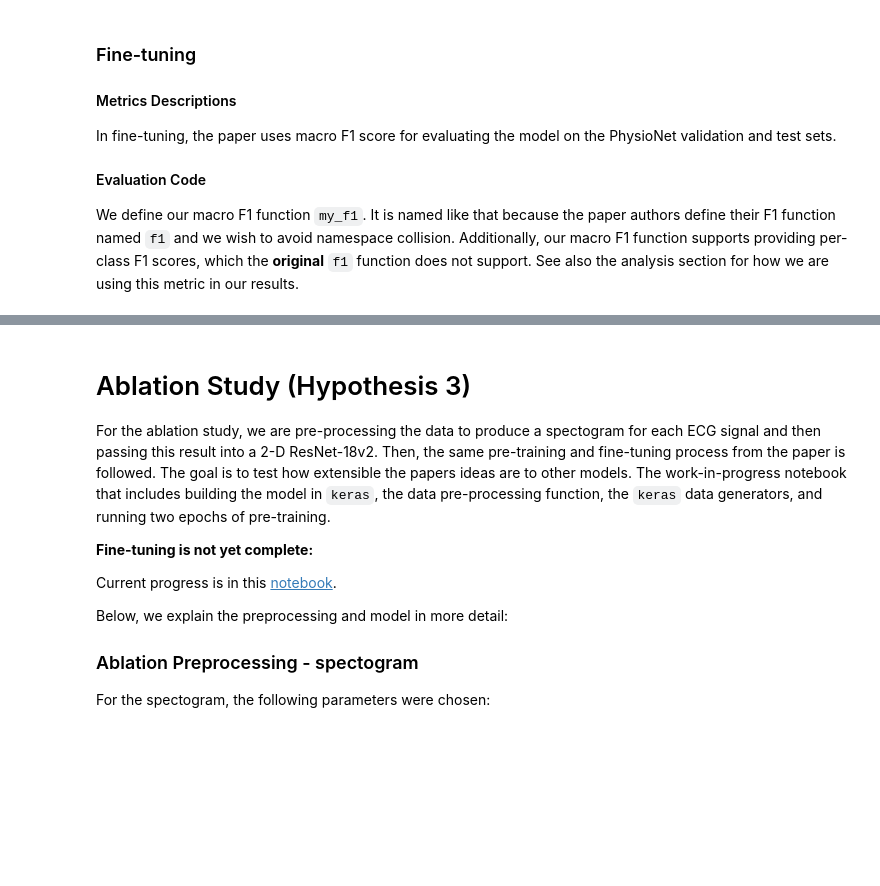
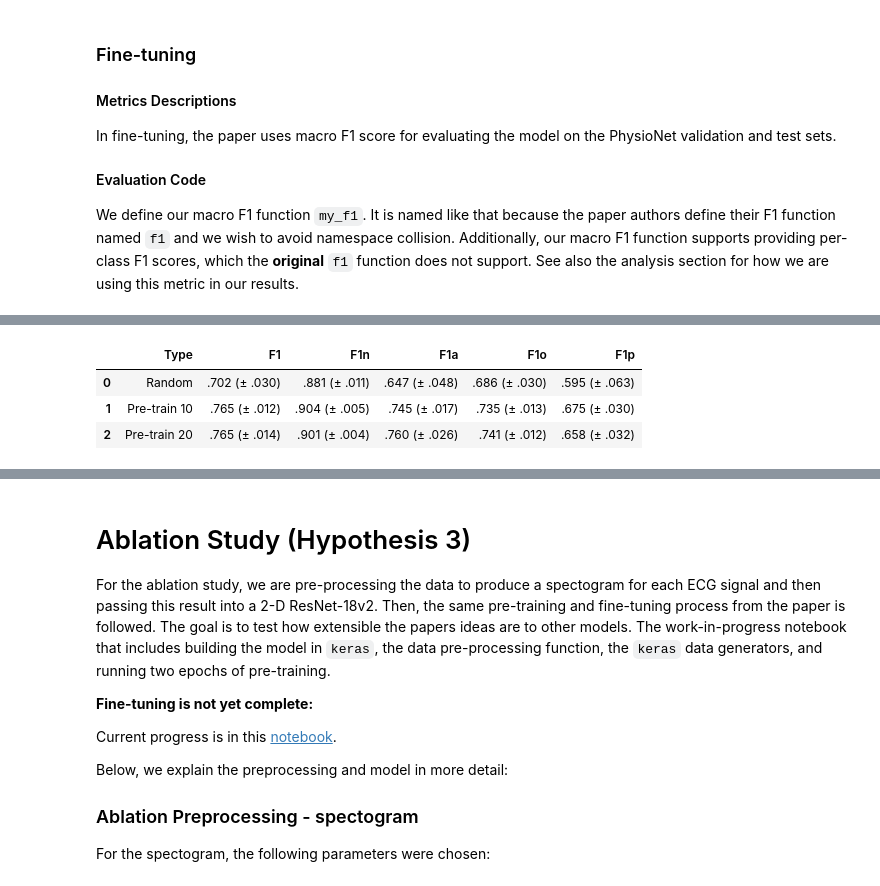
Before and after one commit to myles-i/DLH_TransferLearning, a Jupyter notebook: report/DL4H_Team_1.ipynb, the cells around one changed output, grey strips where cells are left out. Cells and saved outputs as stored; diff of their text form; code cells hidden in the pictures; blank space fills up the shorter version.

```diff
--- a/report/DL4H_Team_1.ipynb
+++ b/report/DL4H_Team_1.ipynb
@@ -891,0 +1156,8 @@ def my_f1(y_true, y_prob, average='macro'):
+# %%
+predictions_all = load_pkl(RESULT1D_DIR + '/predictions_all.pkl')
+make_f1_table(predictions_all)
+# %% [output]
+|  | Type | F1 | F1n | F1a | F1o | F1p |
+| 0 | Random | .702 (± .030) | .881 (± .011) | .647 (± .048) | .686 (± .030) | .595 (± .063) |
+| 1 | Pre-train 10 | .765 (± .012) | .904 (± .005) | .745 (± .017) | .735 (± .013) | .675 (± .030) |
+| 2 | Pre-train 20 | .765 (± .014) | .901 (± .004) | .760 (± .026) | .741 (± .012) | .658 (± .032) |
```
Also changed, not shown: parts of 23 cells of this notebook.
